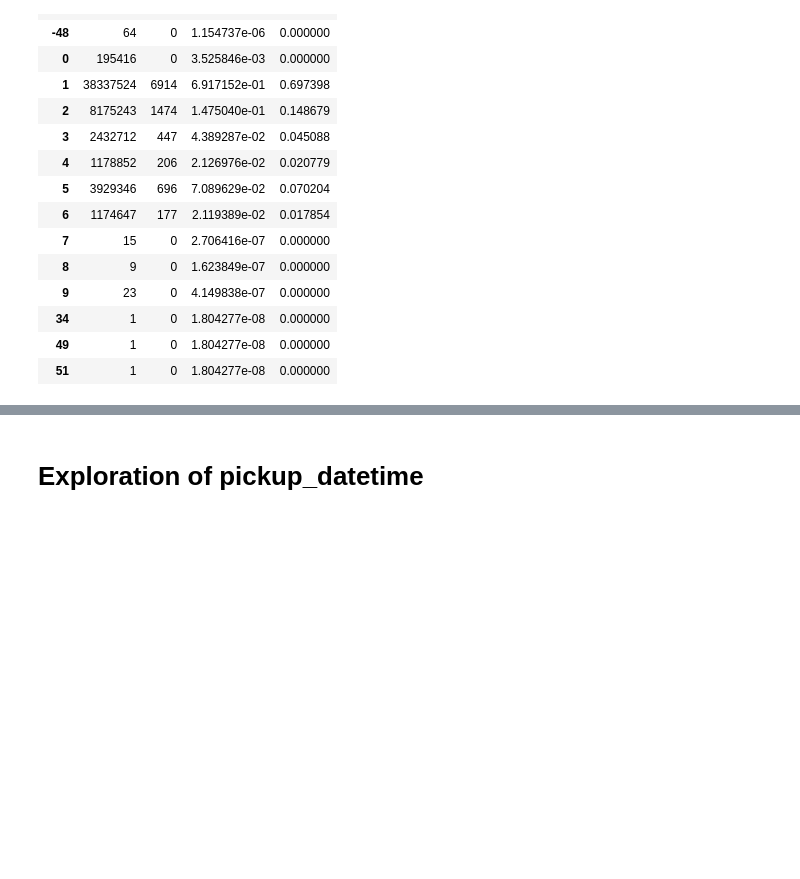
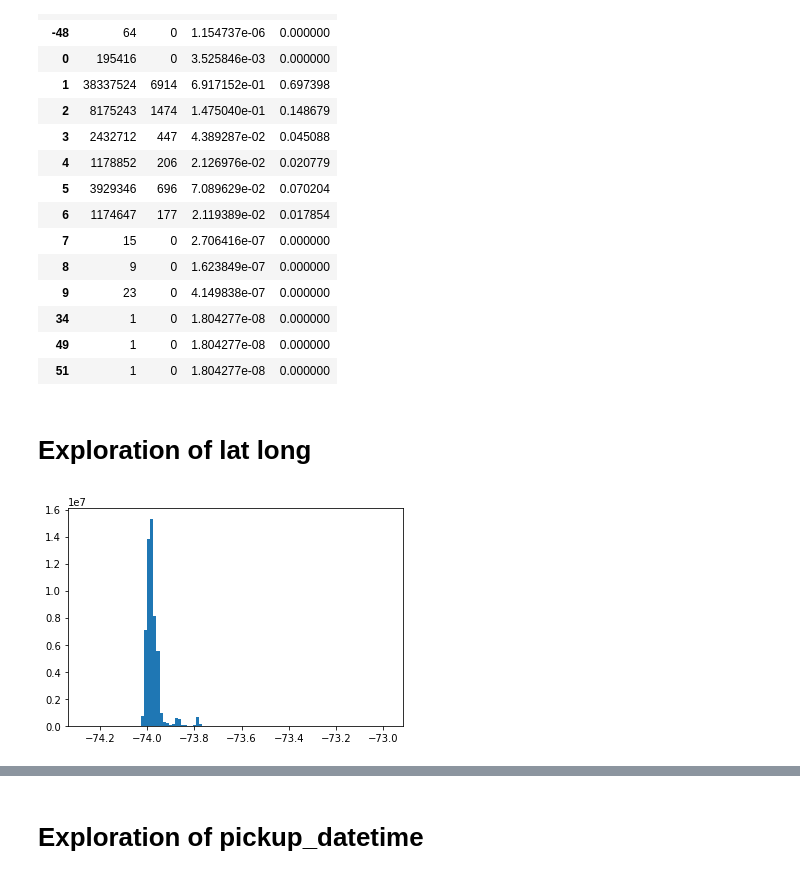
Before and after one commit to TanguyLe/nytf, a Jupyter notebook: python/notebook/exploration_tristan.ipynb, the cells around one changed output, grey strips where cells are left out. Saved outputs shown, nothing was run; the diff lists cells and outputs as text; code cells hidden in the pictures; blank space fills up the shorter version.

```diff
--- a/python/notebook/exploration_tristan.ipynb
+++ b/python/notebook/exploration_tristan.ipynb
@@ -133,3 +164,10 @@ counts
 | 34 | 1 | 0 | 1.804277e-08 | 0.000000 |
 | 49 | 1 | 0 | 1.804277e-08 | 0.000000 |
 | 51 | 1 | 0 | 1.804277e-08 | 0.000000 |
+# %% [markdown]
+# Exploration of lat long
+# %%
+plt.hist(train.pickup_longitude[(-74.27 < train.pickup_longitude) & (train.pickup_longitude < -72.98)], bins=100)
+pass
+# %% [output]
+[figure, added]
```
Also changed, not shown: parts of 19 cells of this notebook, 2 other files.
